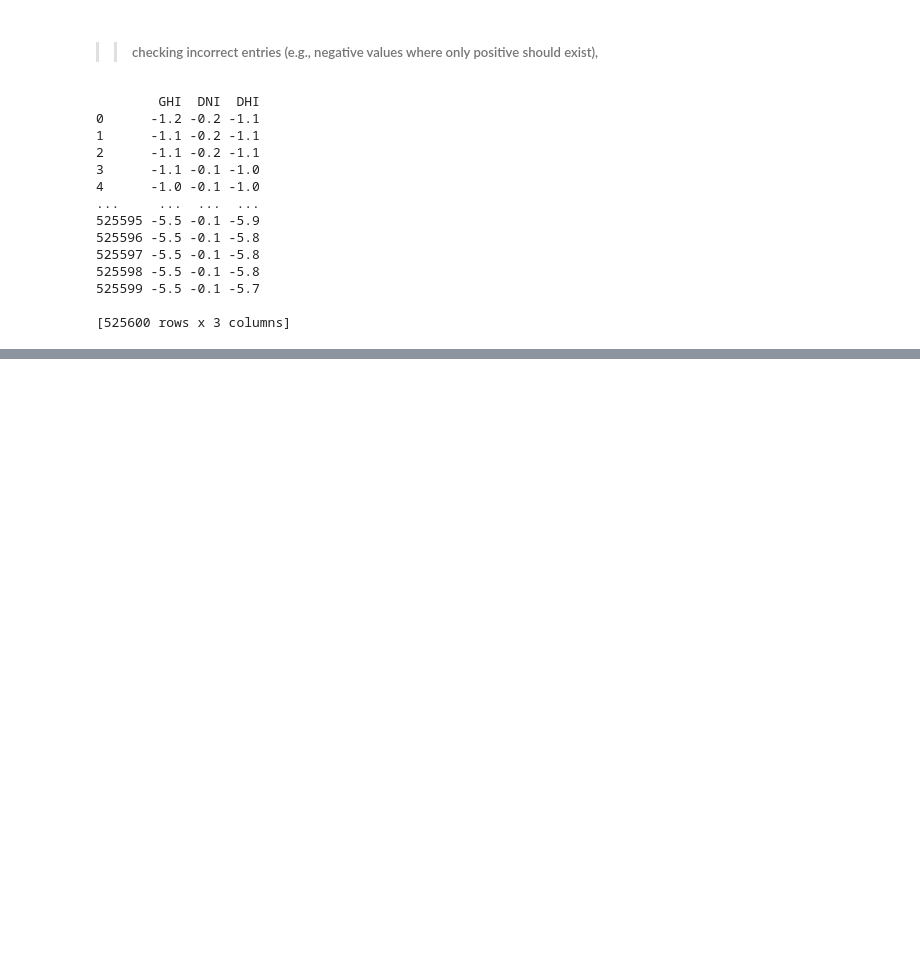
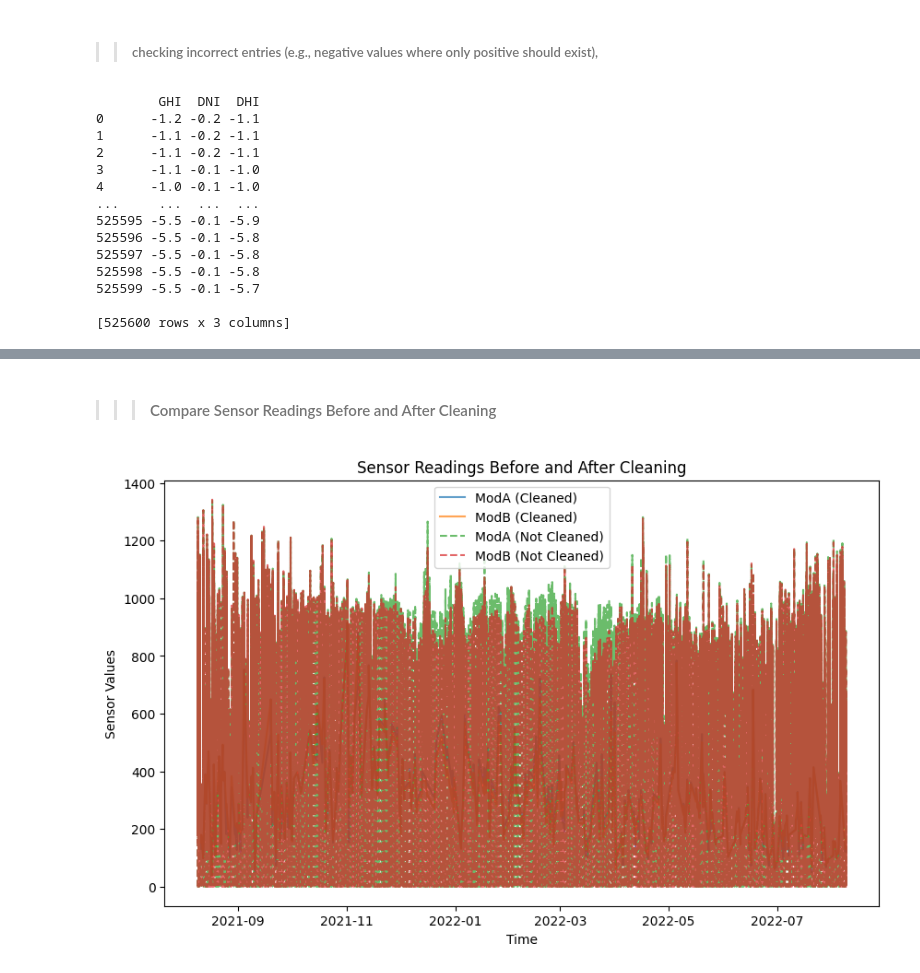
Before and after one commit to naolatomsa/MoonLight-Energy-Solutions-, a Jupyter notebook: notebooks/beninMalanville.ipynb, the cells around one changed output, grey strips where cells are left out. Drawn from its saved outputs; the diff is of its cells as text; code cells hidden in the pictures; blank space fills up the shorter version.

```diff
--- a/notebooks/beninMalanville.ipynb
+++ b/notebooks/beninMalanville.ipynb
@@ -170,0 +212,20 @@ print(incorrect_entries)
+# %% [markdown]
+>>> #### Compare Sensor Readings Before and After Cleaning
+# %%
+# Separate data into cleaned and uncleaned periods
+cleaned = data[data['Cleaning'] == 1]
+not_cleaned = data[data['Cleaning'] == 0]
+
+# Plot sensor readings
+plt.figure(figsize=(10, 6))
+plt.plot(cleaned['Timestamp'], cleaned['ModA'], label='ModA (Cleaned)', alpha=0.7)
+plt.plot(cleaned['Timestamp'], cleaned['ModB'], label='ModB (Cleaned)', alpha=0.7)
+plt.plot(not_cleaned['Timestamp'], not_cleaned['ModA'], label='ModA (Not Cleaned)', linestyle='--', alpha=0.7)
+plt.plot(not_cleaned['Timestamp'], not_cleaned['ModB'], label='ModB (Not Cleaned)', linestyle='--', alpha=0.7)
+plt.title('Sensor Readings Before and After Cleaning')
+plt.xlabel('Time')
+plt.ylabel('Sensor Values')
+plt.legend()
+plt.show()
+# %% [output]
+[figure, added]
```
Also changed, not shown: parts of 9 cells of this notebook.
